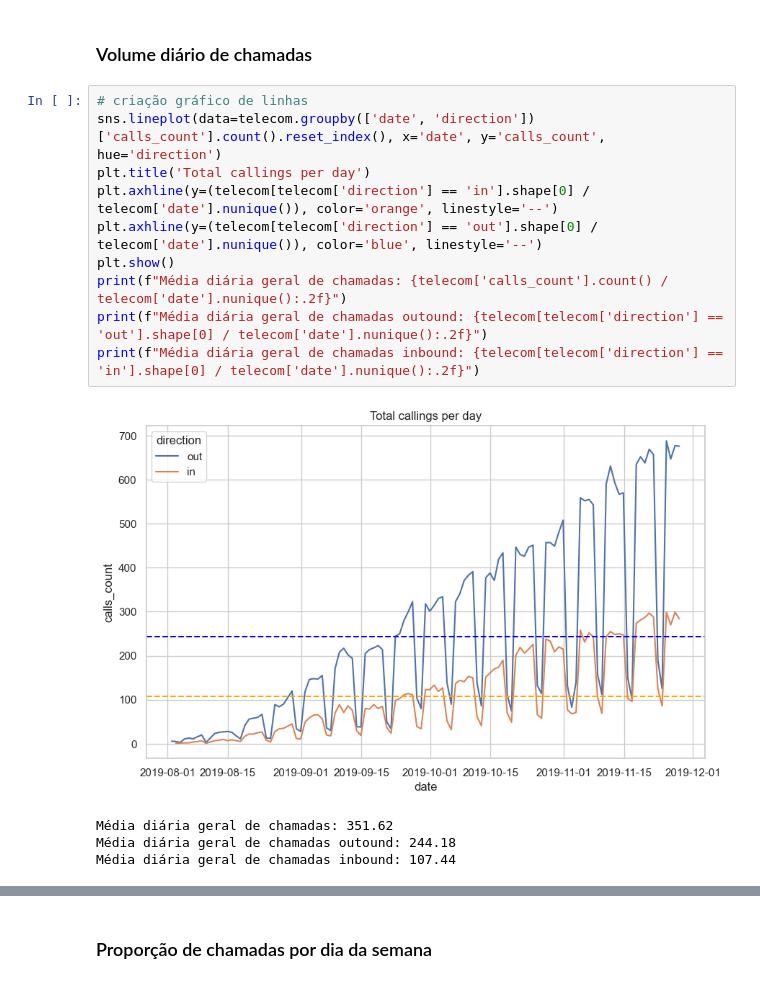
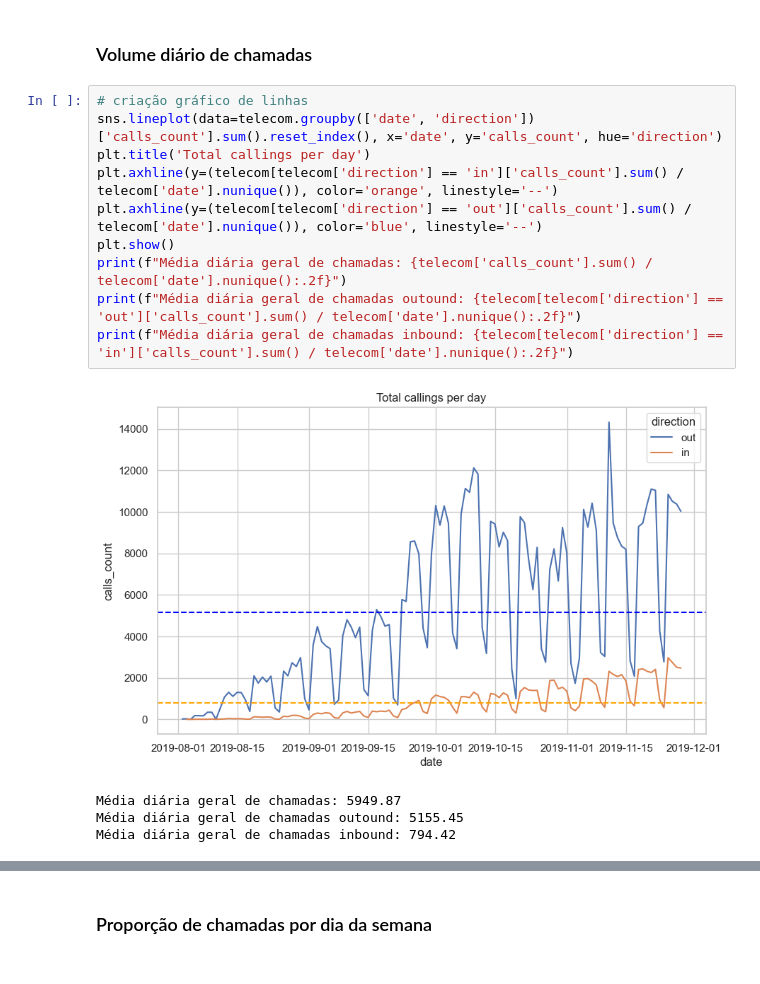
Before and after one commit to rodriguesbrian/tt14_call_center_project, a Jupyter notebook: notebooks/call_center_efficiency.ipynb, the cells around one changed output, grey strips where cells are left out. Saved outputs shown, nothing was run; the diff lists cells and outputs as text.

```diff
--- a/notebooks/call_center_efficiency.ipynb
+++ b/notebooks/call_center_efficiency.ipynb
@@ -354,17 +355,17 @@ O crescimento do volume de chamadas reafirma o padrão visto dentro do volume me
 ### Volume diário de chamadas
 # %%
 # criação gráfico de linhas
-sns.lineplot(data=telecom.groupby(['date', 'direction'])['calls_count'].count().reset_index(), x='date', y='calls_count', hue='direction')
+sns.lineplot(data=telecom.groupby(['date', 'direction'])['calls_count'].sum().reset_index(), x='date', y='calls_count', hue='direction')
 plt.title('Total callings per day')
-plt.axhline(y=(telecom[telecom['direction'] == 'in'].shape[0] / telecom['date'].nunique()), color='orange', linestyle='--')
-plt.axhline(y=(telecom[telecom['direction'] == 'out'].shape[0] / telecom['date'].nunique()), color='blue', linestyle='--')
+plt.axhline(y=(telecom[telecom['direction'] == 'in']['calls_count'].sum() / telecom['date'].nunique()), color='orange', linestyle='--')
+plt.axhline(y=(telecom[telecom['direction'] == 'out']['calls_count'].sum() / telecom['date'].nunique()), color='blue', linestyle='--')
 plt.show()
-print(f"Média diária geral de chamadas: {telecom['calls_count'].count() / telecom['date'].nunique():.2f}")
-print(f"Média diária geral de chamadas outound: {telecom[telecom['direction'] == 'out'].shape[0] / telecom['date'].nunique():.2f}")
-print(f"Média diária geral de chamadas inbound: {telecom[telecom['direction'] == 'in'].shape[0] / telecom['date'].nunique():.2f}")
+print(f"Média diária geral de chamadas: {telecom['calls_count'].sum() / telecom['date'].nunique():.2f}")
+print(f"Média diária geral de chamadas outound: {telecom[telecom['direction'] == 'out']['calls_count'].sum() / telecom['date'].nunique():.2f}")
+print(f"Média diária geral de chamadas inbound: {telecom[telecom['direction'] == 'in']['calls_count'].sum() / telecom['date'].nunique():.2f}")
 # %% [output]
-[figure, old version]
+[figure, new version]
-Média diária geral de chamadas: 351.62
-Média diária geral de chamadas outound: 244.18
-Média diária geral de chamadas inbound: 107.44
+Média diária geral de chamadas: 5949.87
+Média diária geral de chamadas outound: 5155.45
+Média diária geral de chamadas inbound: 794.42
 # %% [markdown]
```
Also changed, not shown: parts of 23 cells of this notebook.
